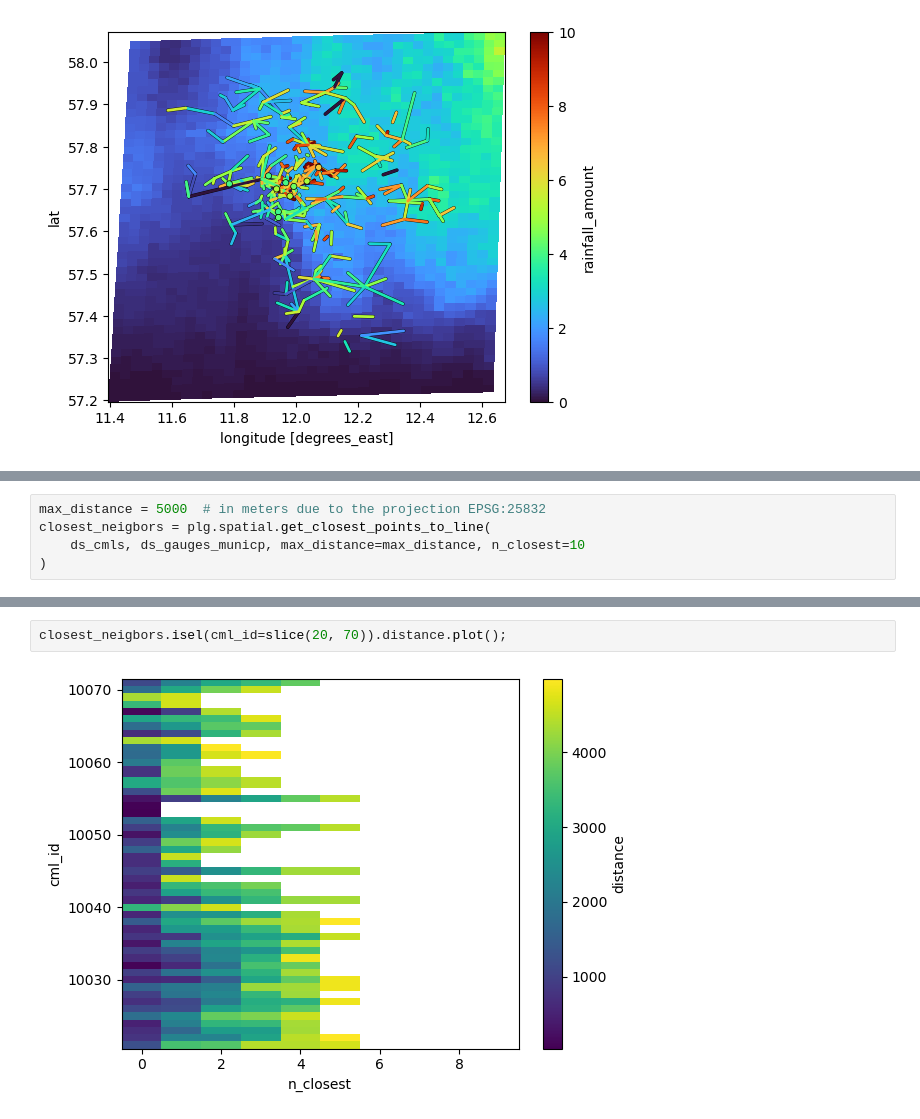
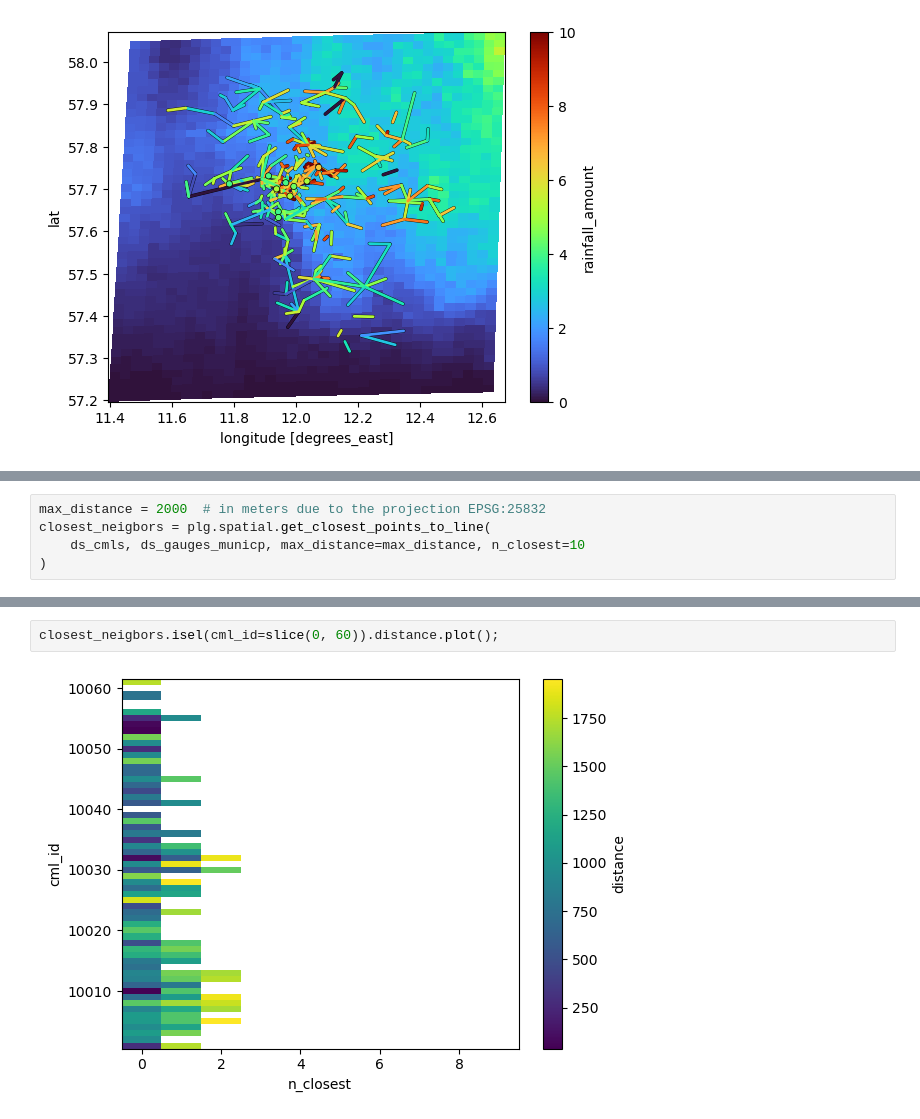
Before and after one commit to OpenSenseAction/PrePEP_short_course_OS, a Jupyter notebook: 1_poligrain_overview.ipynb, the cells around one changed output, grey strips where cells are left out. Drawn from its saved outputs; the diff is of its cells as text.

```diff
--- a/1_poligrain_overview.ipynb
+++ b/1_poligrain_overview.ipynb
@@ -125,5 +127,5 @@ plg.plot_map.plot_plg(
 # %%
-max_distance = 5000  # in meters due to the projection EPSG:25832
+max_distance = 2000  # in meters due to the projection EPSG:25832
 closest_neigbors = plg.spatial.get_closest_points_to_line(
     ds_cmls, ds_gauges_municp, max_distance=max_distance, n_closest=10
 )
@@ -130,4 +143,4 @@ closest_neigbors = plg.spatial.get_closest_points_to_line(
 # %%
-closest_neigbors.isel(cml_id=slice(20, 70)).distance.plot();
+closest_neigbors.isel(cml_id=slice(0, 60)).distance.plot();
 # %% [output]
-[figure, old version]
+[figure, new version]
```
Also changed, not shown: parts of 11 cells of this notebook.
